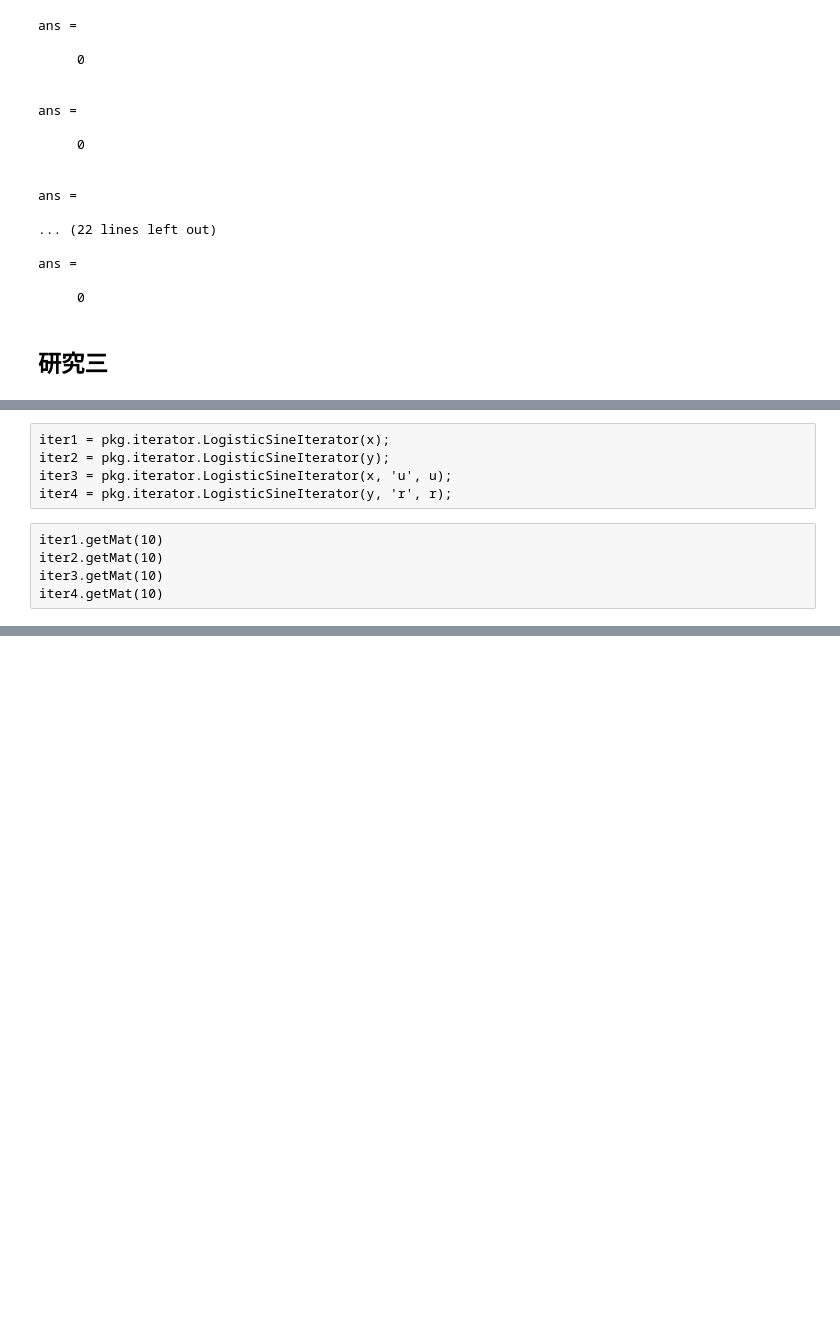
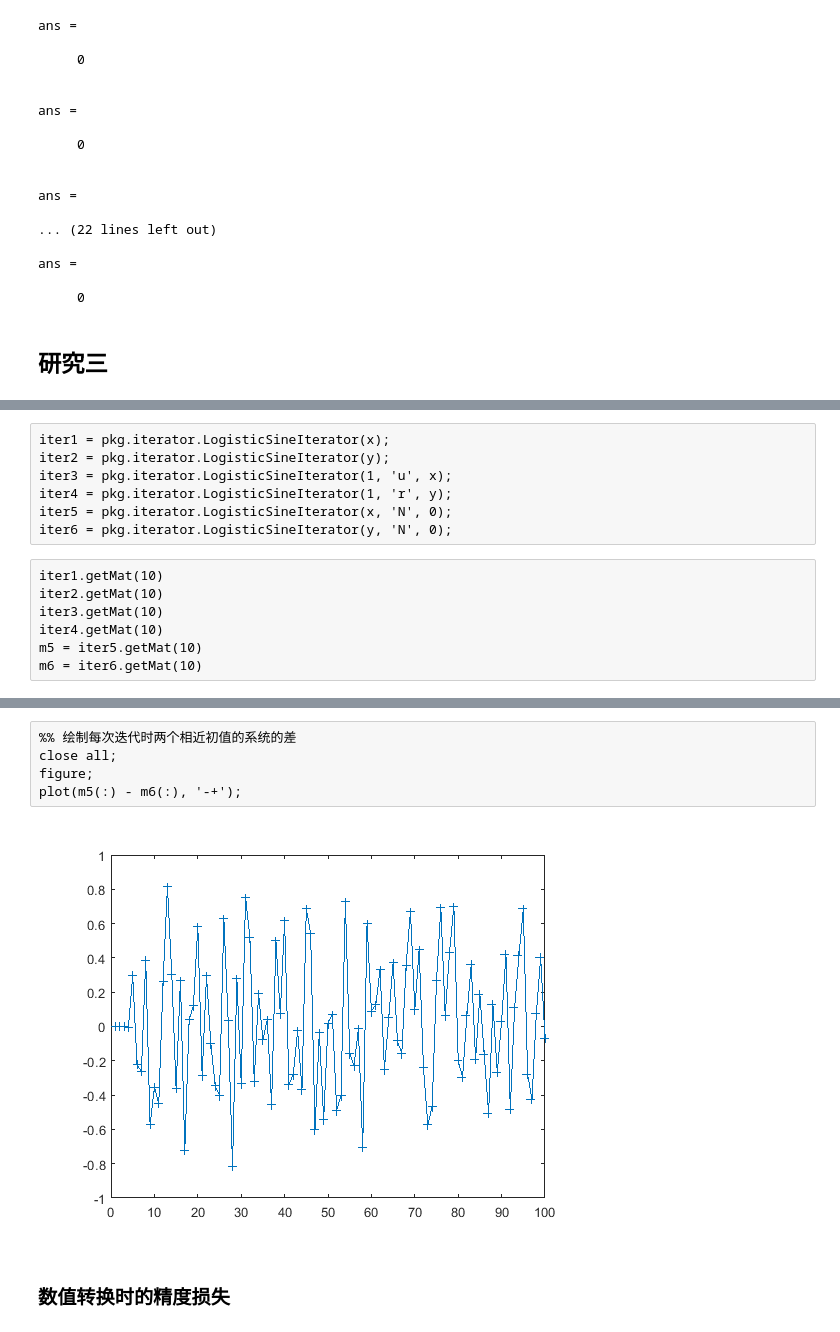
Before and after one commit to Zuoqiu-Yingyi/RDHEI, a Jupyter notebook: src/分析与改进-子密钥生成-重置.ipynb, the cells around one changed output, grey strips where cells are left out. Drawn from its saved outputs; the diff is of its cells as text; blank space fills up the shorter version.

```diff
--- a/src/分析与改进-子密钥生成-重置.ipynb
+++ b/src/分析与改进-子密钥生成-重置.ipynb
@@ -461,13 +493,17 @@ r =
 # %%
 iter1 = pkg.iterator.LogisticSineIterator(x);
 iter2 = pkg.iterator.LogisticSineIterator(y);
-iter3 = pkg.iterator.LogisticSineIterator(x, 'u', u);
-iter4 = pkg.iterator.LogisticSineIterator(y, 'r', r);
+iter3 = pkg.iterator.LogisticSineIterator(1, 'u', x);
+iter4 = pkg.iterator.LogisticSineIterator(1, 'r', y);
+iter5 = pkg.iterator.LogisticSineIterator(x, 'N', 0);
+iter6 = pkg.iterator.LogisticSineIterator(y, 'N', 0);
 # %%
 iter1.getMat(10)
 iter2.getMat(10)
 iter3.getMat(10)
 iter4.getMat(10)
+m5 = iter5.getMat(10)
+m6 = iter6.getMat(10)
 # %% [output]
 ans =
 
@@ -488,0 +525,9 @@ ans =
+# %%
+%% 绘制每次迭代时两个相近初值的系统的差
+close all;
+figure;
+plot(m5(:) - m6(:), '-+');
+# %% [output]
+[figure, added]
+# %% [markdown]
+### 数值转换时的精度损失
```
Also changed, not shown: parts of 30 cells of this notebook.
